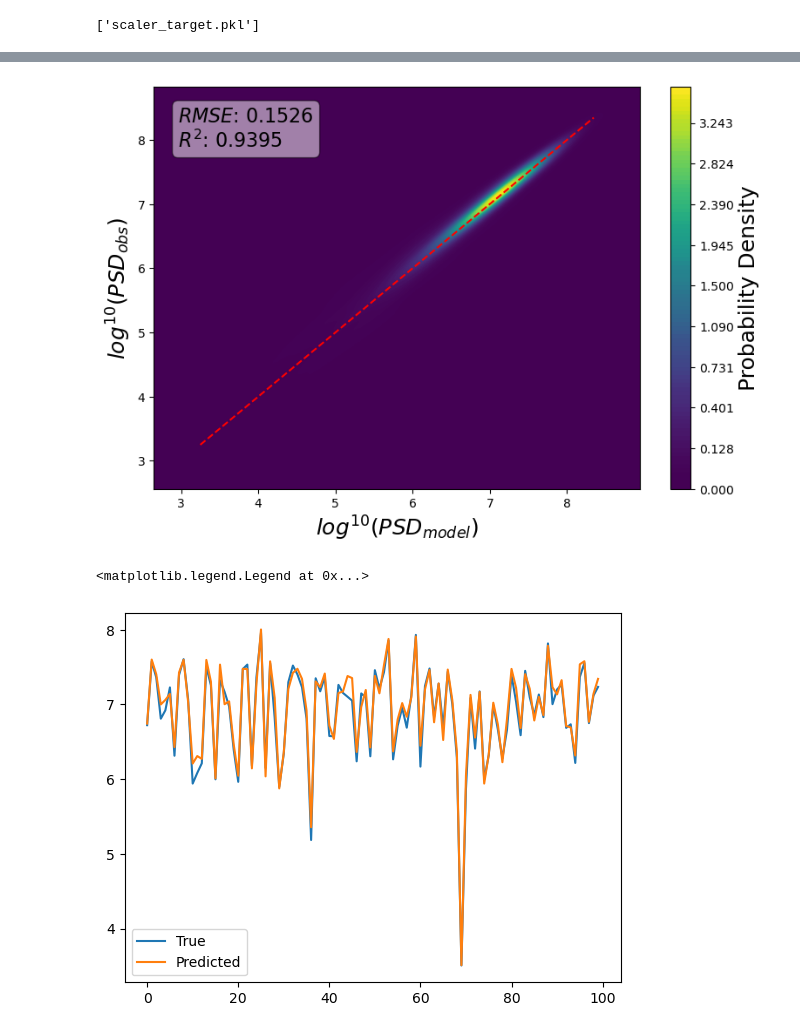
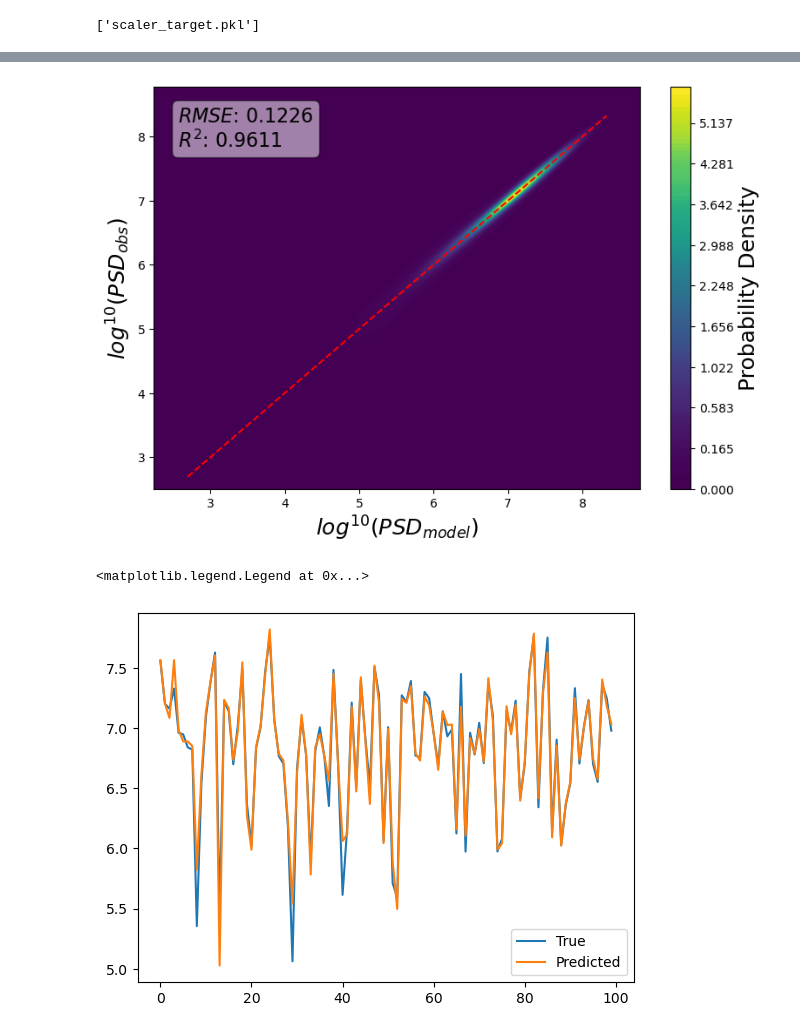
Before and after one commit to WangBiao-student/RC_LSTMmodel, a Jupyter notebook: 146kev/神经网络新LSTM copy.ipynb, the cells around one changed output, grey strips where cells are left out. Saved outputs shown, nothing was run; the diff lists cells and outputs as text; code cells hidden in the pictures.

```diff
--- a/146kev/神经网络新LSTM copy.ipynb
+++ b/146kev/神经网络新LSTM copy.ipynb
@@ -349,6 +314,11 @@ FPDU_Energy_Label: CDF_CHAR*1 [14] NRV
 combined_df=pd.read_hdf('combined_df_test.h5', key='df')
 #随机抽取10%的数据
 #combined_df = combined_df.sample(frac=0.5, replace=False, random_state=1565)
+combined_df = combined_df[(combined_df['Time'] < '2018-01-01') | (combined_df['Time'] > '2019-01-01')]
+
+combined_df = combined_df[(combined_df['Time'] < '2013-03-10') | (combined_df['Time'] > '2013-04-10')]
+
+combined_df = combined_df[(combined_df['Time'] < '2015-08-25') | (combined_df['Time'] > '2015-09-25')]
 # %%
 #画横坐标为时间，纵坐标为L,颜色为log(Flux)的图,散点大小为5
 fig, ax = plt.subplots()
@@ -615,7 +585,7 @@ flux_error_final = flux_error_reversed * (1 - min_weight) + min_weight  # 缩放
 # %%
 
 X_time_train, X_time_val, X_non_time_train, X_non_time_val, y_train, y_val, weight_train, weight_val = train_test_split(
-    X_time, X_non_time, y_scaled, flux_error_final, test_size=0.2, random_state=42
+    X_time, X_non_time, y_scaled, flux_error_final, test_size=0.1, random_state=42
 )
 # %%
 
@@ -773,11 +729,11 @@ import seaborn as sns
 plt.rcParams['axes.unicode_minus'] = False
 
 
-y_pred_scaled = model.predict([X_time_val[:10000], X_non_time_val[:10000]])
+y_pred_scaled = model.predict([X_time_val, X_non_time_val])
 
 # 反缩放预测结果
 y_pred = scaler_target.inverse_transform(y_pred_scaled)
-y_test_subset = scaler_target.inverse_transform(y_val[:10000])
+y_test_subset = scaler_target.inverse_transform(y_val)
 
 
 
@@ -850,4 +806,4 @@ plt.show()
-[figure, old version]
+[figure, new version]
 # %%
 #保存y_test_exp 和y_pred_exp
 np.savetxt('y_test_exp_148.txt',y_test_exp)
@@ -858,4 +814,4 @@ plt.plot(y_pred_exp[:100], label='Predicted')
 plt.legend()
 # %% [output]
 <matplotlib.legend.Legend at 0x...>
-[figure, old version]
+[figure, new version]
```
Also changed, not shown: parts of 14 cells of this notebook, 7 other files.
